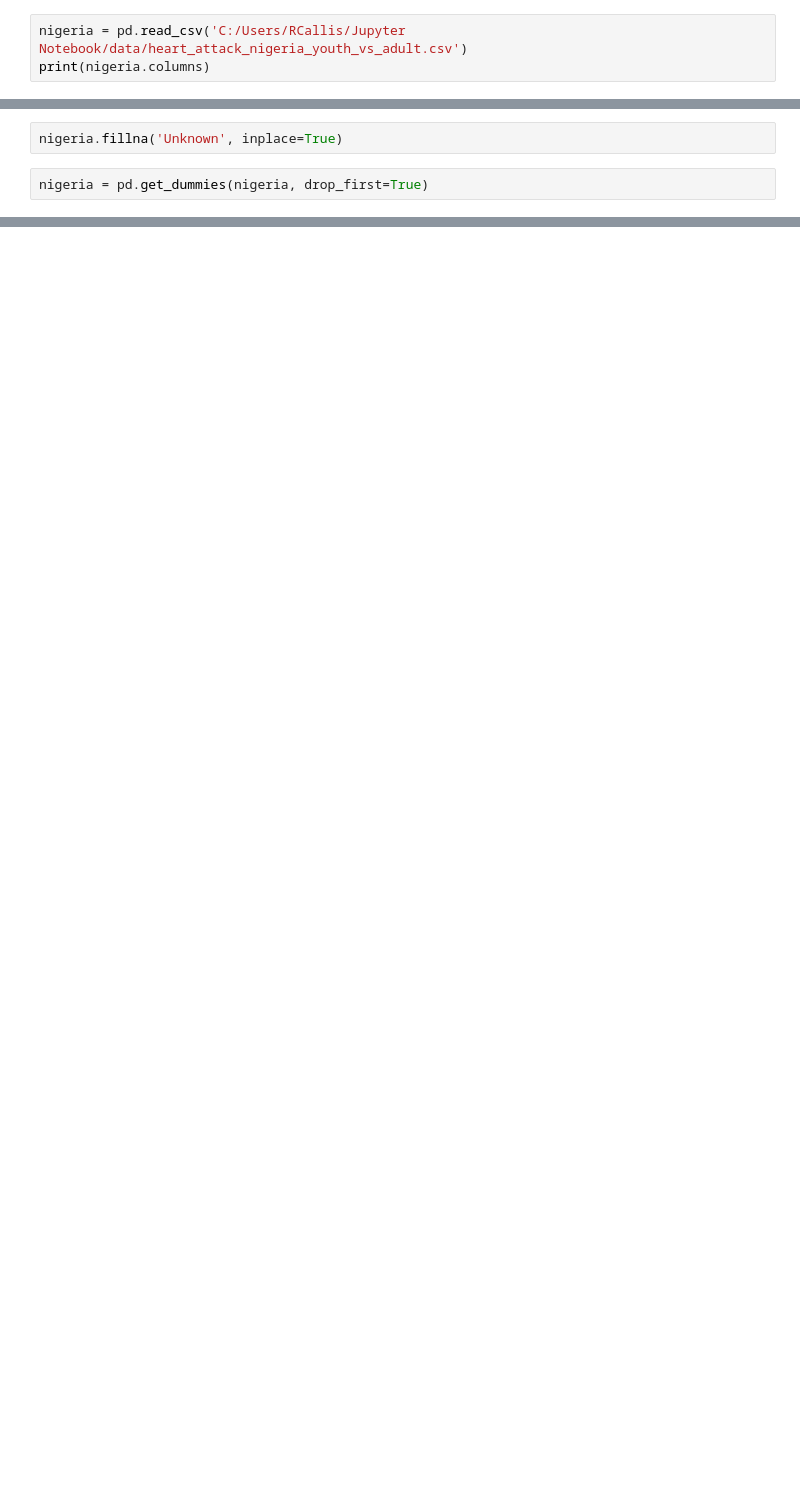
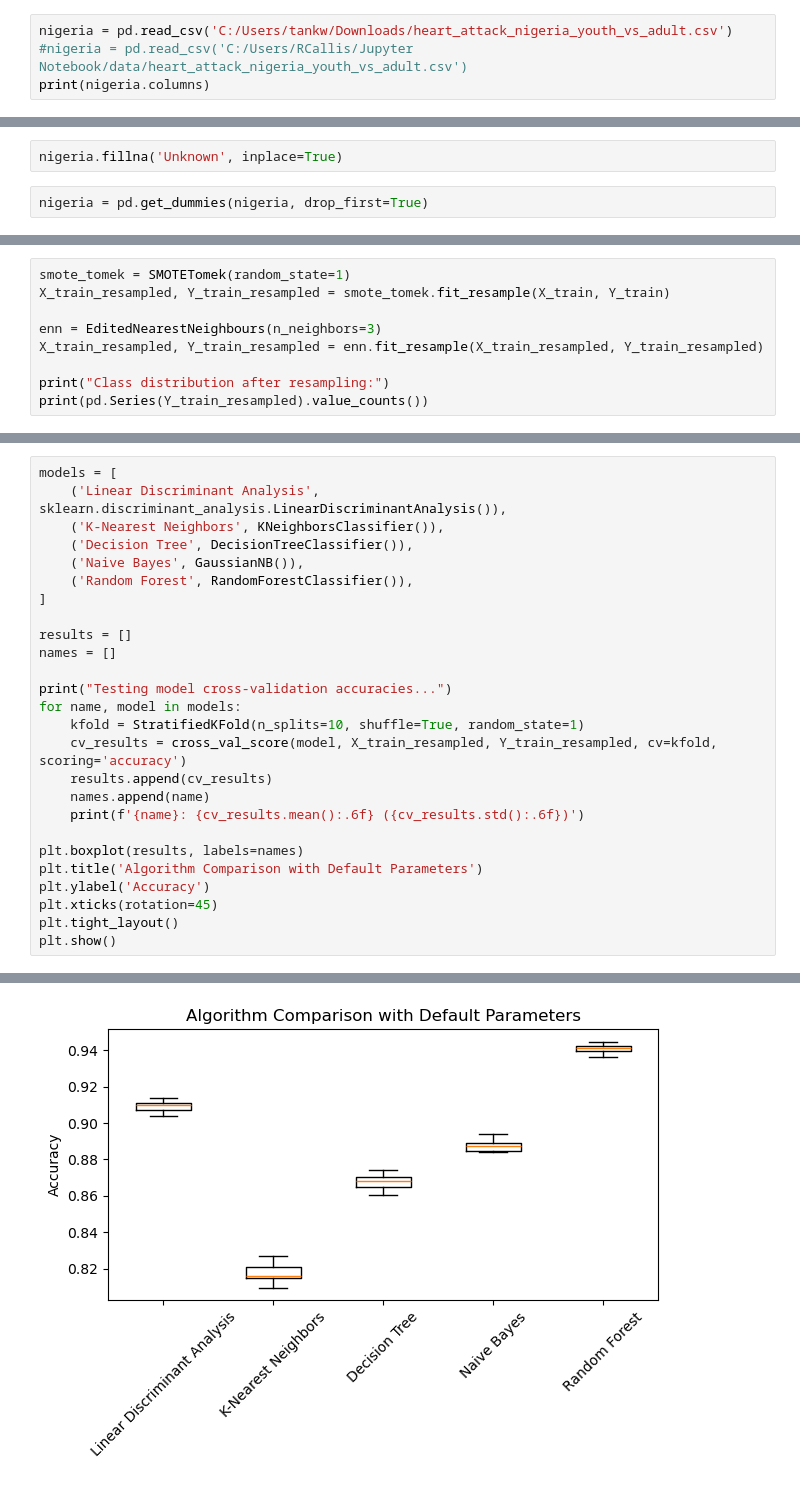
Before and after one commit to Trex504/Nigeria-Heart-Attacks, a Jupyter notebook: Data Science Final-checkpoint.ipynb, the cells around one changed output, grey strips where cells are left out. Drawn from its saved outputs; the diff is of its cells as text; blank space fills up the shorter version.

```diff
--- a/Data Science Final-checkpoint.ipynb
+++ b/Data Science Final-checkpoint.ipynb
@@ -21,5 +35,6 @@ import matplotlib.pyplot as plt
 # %%
-nigeria = pd.read_csv('C:/Users/RCallis/Jupyter Notebook/data/heart_attack_nigeria_youth_vs_adult.csv')
+nigeria = pd.read_csv('C:/Users/tankw/Downloads/heart_attack_nigeria_youth_vs_adult.csv')
+#nigeria = pd.read_csv('C:/Users/RCallis/Jupyter Notebook/data/heart_attack_nigeria_youth_vs_adult.csv')
 print(nigeria.columns)
 # %% [output]
 Index(['ID', 'Age', 'Gender', 'Region', 'Blood_Pressure', 'Cholesterol', 'BMI',
@@ -125,0 +117,9 @@ Random Forest: 0.900025 (0.000075)
+# %%
+smote_tomek = SMOTETomek(random_state=1)
+X_train_resampled, Y_train_resampled = smote_tomek.fit_resample(X_train, Y_train)
+
+enn = EditedNearestNeighbours(n_neighbors=3)
+X_train_resampled, Y_train_resampled = enn.fit_resample(X_train_resampled, Y_train_resampled)
+
+print("Class distribution after resampling:")
+print(pd.Series(Y_train_resampled).value_counts())
@@ -125,0 +134,27 @@ Random Forest: 0.900025 (0.000075)
+# %%
+models = [
+    ('Linear Discriminant Analysis', sklearn.discriminant_analysis.LinearDiscriminantAnalysis()),
+    ('K-Nearest Neighbors', KNeighborsClassifier()),
+    ('Decision Tree', DecisionTreeClassifier()),
+    ('Naive Bayes', GaussianNB()),
+    ('Random Forest', RandomForestClassifier()),
+]
+
+results = []
+names = []
+
+print("Testing model cross-validation accuracies...")
+for name, model in models:
+    kfold = StratifiedKFold(n_splits=10, shuffle=True, random_state=1)
+    cv_results = cross_val_score(model, X_train_resampled, Y_train_resampled, cv=kfold, scoring='accuracy')
+    results.append(cv_results)
+    names.append(name)
+    print(f'{name}: {cv_results.mean():.6f} ({cv_results.std():.6f})')
+
+plt.boxplot(results, labels=names)
+plt.title('Algorithm Comparison with Default Parameters')
+plt.ylabel('Accuracy')
+plt.xticks(rotation=45)
+plt.tight_layout()
+plt.show()
+# %% [output]
@@ -126 +167,2 @@ Random Forest: 0.900025 (0.000075)
+[figure, added]
 # %% [markdown]
```
Also changed, not shown: parts of 30 cells of this notebook.
